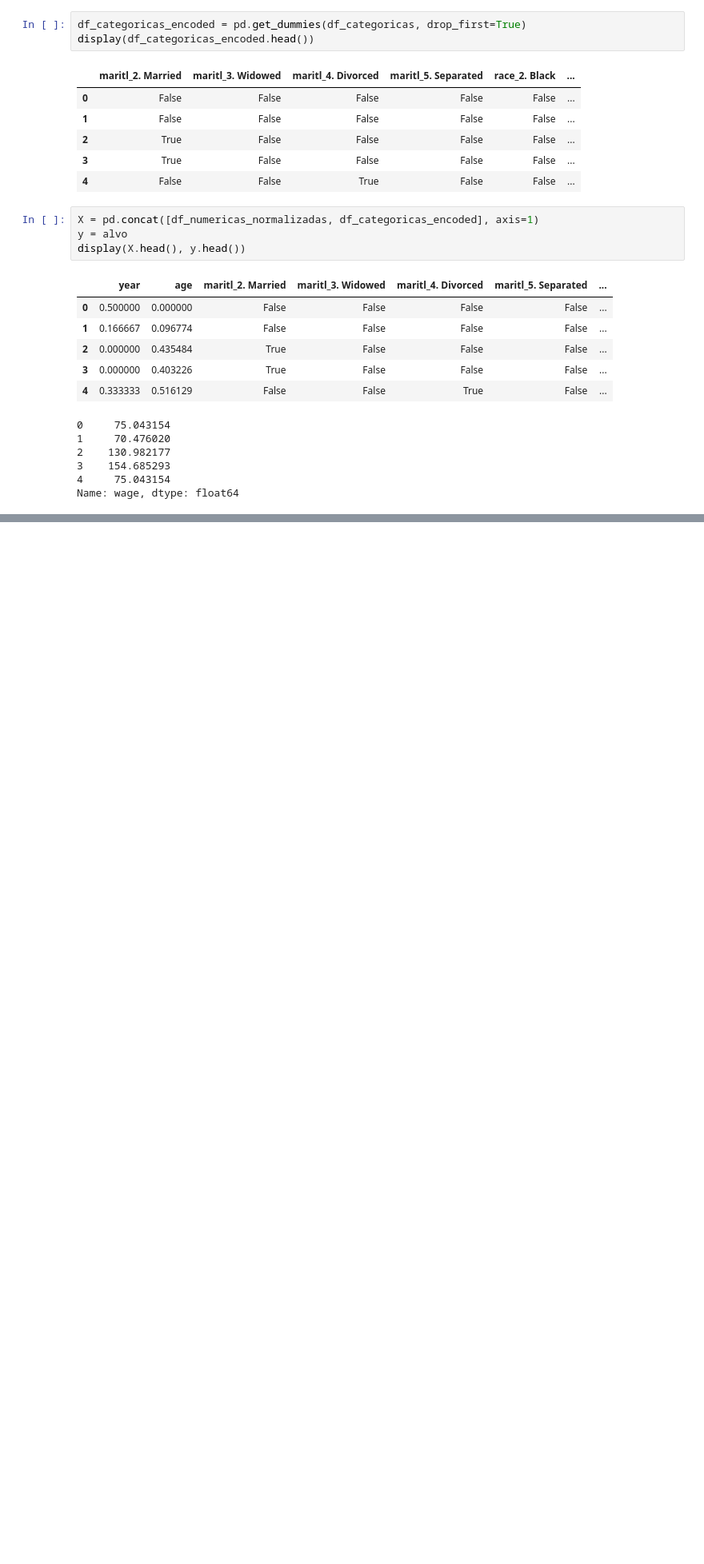
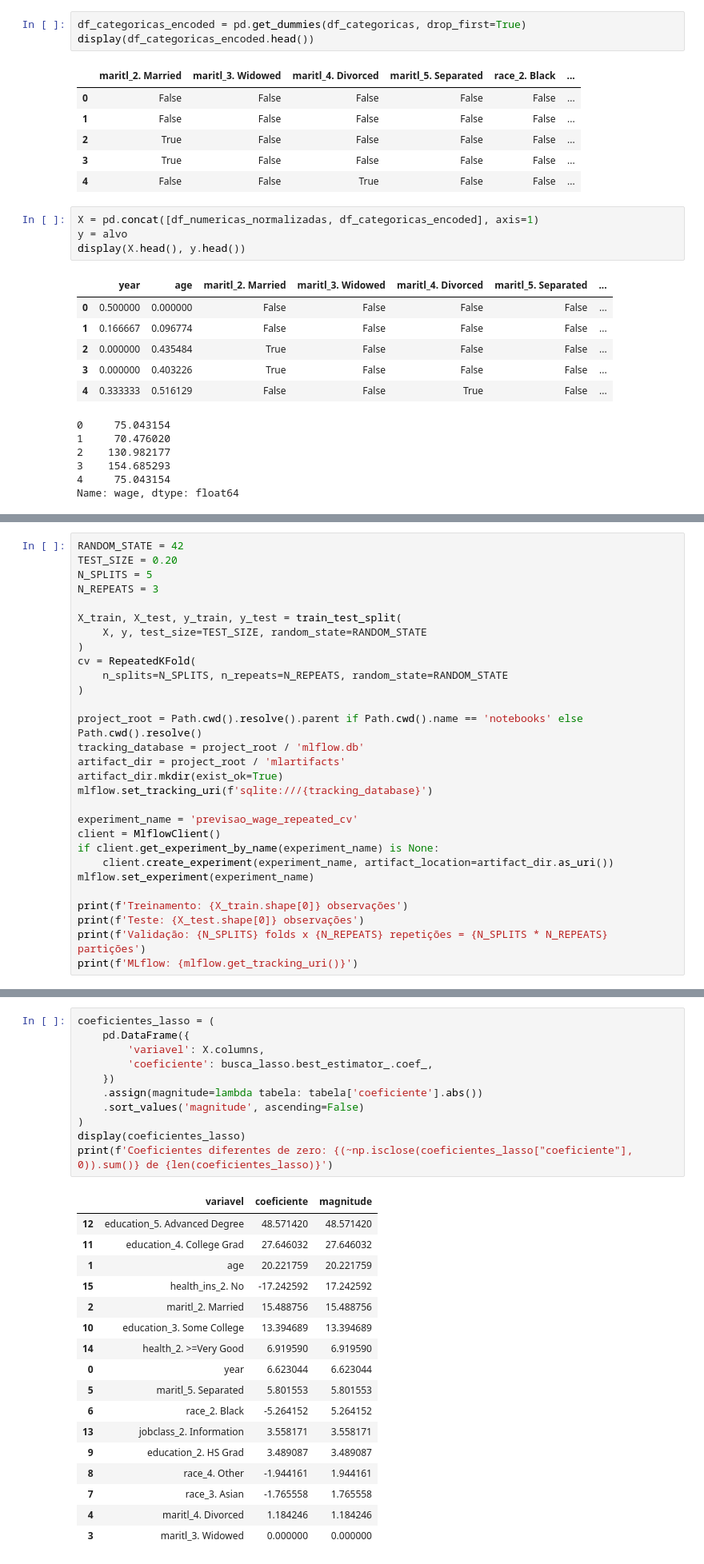
Before and after one commit to daniel-cagy/previsao-salarial-modelos-lineares, a Jupyter notebook: notebooks/main.ipynb, the cells around one changed output, grey strips where cells are left out. Shown at 80% size. Drawn from its saved outputs; the diff is of its cells as text; blank space fills up the shorter version.

Commit message:
Executando plano de experimentacao, e atualizando relatorio

```diff
--- a/notebooks/main.ipynb
+++ b/notebooks/main.ipynb
@@ -172,0 +189,29 @@ Name: wage, dtype: float64
+# %%
+RANDOM_STATE = 42
+TEST_SIZE = 0.20
+N_SPLITS = 5
+N_REPEATS = 3
+
+X_train, X_test, y_train, y_test = train_test_split(
+    X, y, test_size=TEST_SIZE, random_state=RANDOM_STATE
+)
+cv = RepeatedKFold(
+    n_splits=N_SPLITS, n_repeats=N_REPEATS, random_state=RANDOM_STATE
+)
+
+project_root = Path.cwd().resolve().parent if Path.cwd().name == 'notebooks' else Path.cwd().resolve()
+tracking_database = project_root / 'mlflow.db'
+artifact_dir = project_root / 'mlartifacts'
+artifact_dir.mkdir(exist_ok=True)
+mlflow.set_tracking_uri(f'sqlite:///{tracking_database}')
+
+experiment_name = 'previsao_wage_repeated_cv'
+client = MlflowClient()
+if client.get_experiment_by_name(experiment_name) is None:
+    client.create_experiment(experiment_name, artifact_location=artifact_dir.as_uri())
+mlflow.set_experiment(experiment_name)
+
+print(f'Treinamento: {X_train.shape[0]} observações')
+print(f'Teste: {X_test.shape[0]} observações')
+print(f'Validação: {N_SPLITS} folds x {N_REPEATS} repetições = {N_SPLITS * N_REPEATS} partições')
+print(f'MLflow: {mlflow.get_tracking_uri()}')
@@ -172,0 +607,29 @@ Name: wage, dtype: float64
+# %%
+coeficientes_lasso = (
+    pd.DataFrame({
+        'variavel': X.columns,
+        'coeficiente': busca_lasso.best_estimator_.coef_,
+    })
+    .assign(magnitude=lambda tabela: tabela['coeficiente'].abs())
+    .sort_values('magnitude', ascending=False)
+)
+display(coeficientes_lasso)
+print(f'Coeficientes diferentes de zero: {(~np.isclose(coeficientes_lasso["coeficiente"], 0)).sum()} de {len(coeficientes_lasso)}')
+# %% [output]
+|  | variavel | coeficiente | magnitude |
+| 12 | education_5. Advanced Degree | 48.571420 | 48.571420 |
+| 11 | education_4. College Grad | 27.646032 | 27.646032 |
+| 1 | age | 20.221759 | 20.221759 |
+| 15 | health_ins_2. No | -17.242592 | 17.242592 |
+| 2 | maritl_2. Married | 15.488756 | 15.488756 |
+| 10 | education_3. Some College | 13.394689 | 13.394689 |
+| 14 | health_2. >=Very Good | 6.919590 | 6.919590 |
+| 0 | year | 6.623044 | 6.623044 |
+| 5 | maritl_5. Separated | 5.801553 | 5.801553 |
+| 6 | race_2. Black | -5.264152 | 5.264152 |
+| 13 | jobclass_2. Information | 3.558171 | 3.558171 |
+| 9 | education_2. HS Grad | 3.489087 | 3.489087 |
+| 8 | race_4. Other | -1.944161 | 1.944161 |
+| 7 | race_3. Asian | -1.765558 | 1.765558 |
+| 4 | maritl_4. Divorced | 1.184246 | 1.184246 |
+| 3 | maritl_3. Widowed | 0.000000 | 0.000000 |
```
Also changed, not shown: parts of 19 cells of this notebook, 12 other files.
